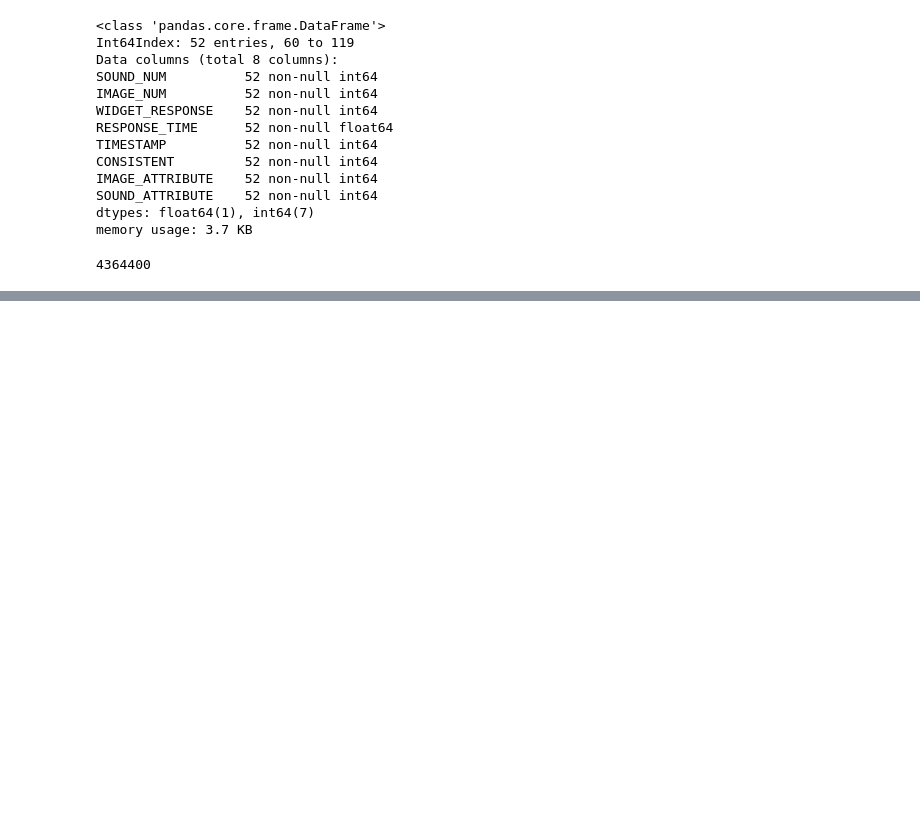
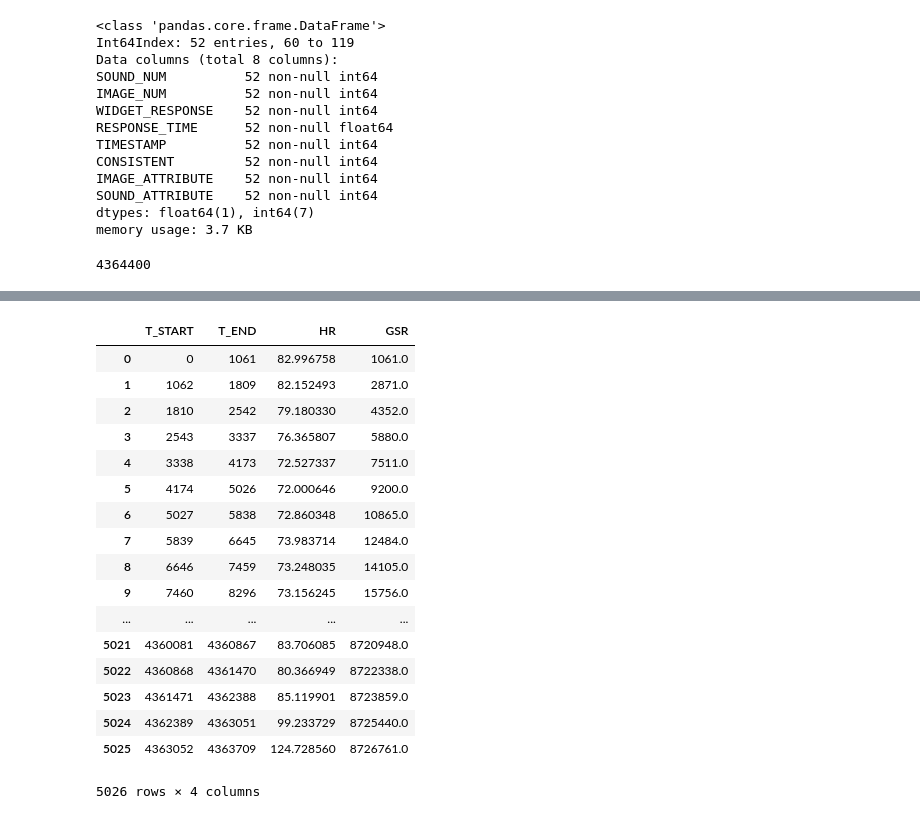
Before and after one commit to SkalskiP/ImaBoss, a Jupyter notebook: DATASET_BUILDING_FOR_SCENARIO_1.ipynb, the cells around one changed output, grey strips where cells are left out. Drawn from its saved outputs; the diff is of its cells as text; code cells hidden in the pictures; blank space fills up the shorter version.

```diff
--- a/DATASET_BUILDING_FOR_SCENARIO_1.ipynb
+++ b/DATASET_BUILDING_FOR_SCENARIO_1.ipynb
@@ -353,0 +417,6 @@ bitalino_data[bitalino_data["TIMESTAMP"] == 1555401814 + 15]
+# %%
+data = pd.DataFrame({'T_START': t_start, 'T_END': t_end, 'HR': hr}, columns=['T_START', 'T_END', 'HR'])
+# %%
+data['T_START'] = data['T_START'].astype('int')
+# %%
+data['T_END'] = data['T_END'].astype('int')
@@ -353,0 +443,23 @@ bitalino_data[bitalino_data["TIMESTAMP"] == 1555401814 + 15]
+# %%
+data['GSR'] = data.apply(lambda row: row['T_START']+row['T_END'], axis=1)
+# %%
+data
+# %% [output]
+|  | T_START | T_END | HR | GSR |
+| 0 | 0 | 1061 | 82.996758 | 1061.0 |
+| 1 | 1062 | 1809 | 82.152493 | 2871.0 |
+| 2 | 1810 | 2542 | 79.180330 | 4352.0 |
+| 3 | 2543 | 3337 | 76.365807 | 5880.0 |
+| 4 | 3338 | 4173 | 72.527337 | 7511.0 |
+| 5 | 4174 | 5026 | 72.000646 | 9200.0 |
+| 6 | 5027 | 5838 | 72.860348 | 10865.0 |
+| 7 | 5839 | 6645 | 73.983714 | 12484.0 |
+| 8 | 6646 | 7459 | 73.248035 | 14105.0 |
+| 9 | 7460 | 8296 | 73.156245 | 15756.0 |
+| ... | ... | ... | ... | ... |
+| 5021 | 4360081 | 4360867 | 83.706085 | 8720948.0 |
+| 5022 | 4360868 | 4361470 | 80.366949 | 8722338.0 |
+| 5023 | 4361471 | 4362388 | 85.119901 | 8723859.0 |
+| 5024 | 4362389 | 4363051 | 99.233729 | 8725440.0 |
+| 5025 | 4363052 | 4363709 | 124.728560 | 8726761.0 |
+5026 rows × 4 columns
```
Also changed, not shown: parts of 25 cells of this notebook.
